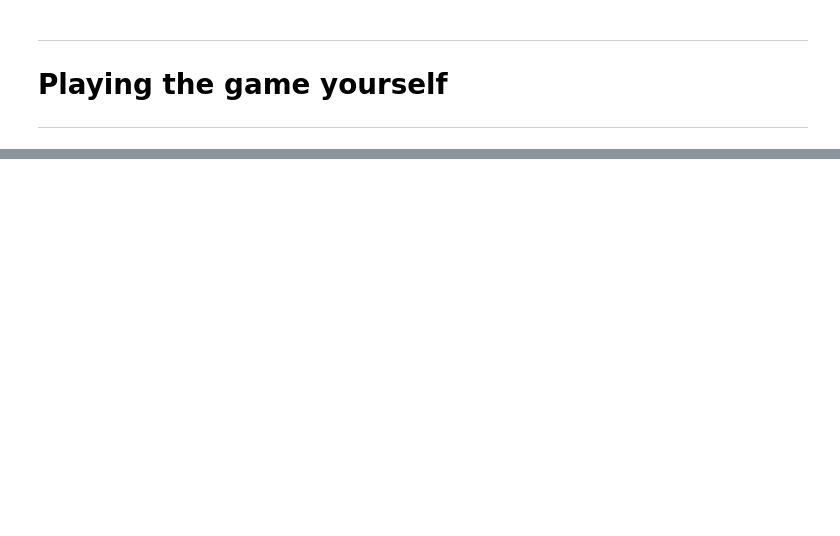
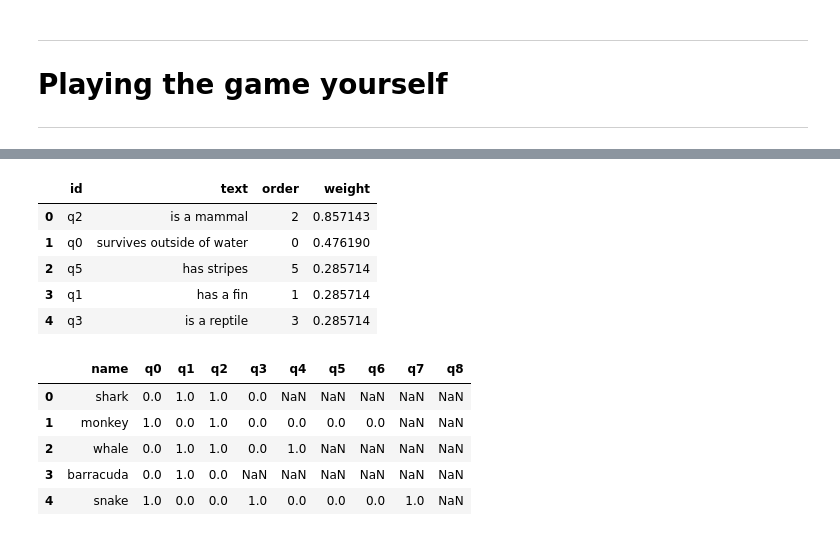
Before and after one commit to TMKklautau/animal_game_development, a Jupyter notebook: Animal_game_development.ipynb, the cells around one changed output, grey strips where cells are left out. Saved outputs shown, nothing was run; the diff lists cells and outputs as text; code cells hidden in the pictures; blank space fills up the shorter version.

```diff
--- a/Animal_game_development.ipynb
+++ b/Animal_game_development.ipynb
@@ -102,0 +210,19 @@ os.chdir('./animal_game')
+# %%
+questions_df = pd.read_csv('./dataframes/csv/questions.csv', index_col=0)
+animals_df = pd.read_csv('./dataframes/csv/animals.csv', index_col=0)
+
+display(questions_df.head())
+display(animals_df.head())
+# %% [output]
+|  | id | text | order | weight |
+| 0 | q2 | is a mammal | 2 | 0.857143 |
+| 1 | q0 | survives outside of water | 0 | 0.476190 |
+| 2 | q5 | has stripes | 5 | 0.285714 |
+| 3 | q1 | has a fin | 1 | 0.285714 |
+| 4 | q3 | is a reptile | 3 | 0.285714 |
+|  | name | q0 | q1 | q2 | q3 | q4 | q5 | q6 | q7 | q8 |
+| 0 | shark | 0.0 | 1.0 | 1.0 | 0.0 | NaN | NaN | NaN | NaN | NaN |
+| 1 | monkey | 1.0 | 0.0 | 1.0 | 0.0 | 0.0 | 0.0 | 0.0 | NaN | NaN |
+| 2 | whale | 0.0 | 1.0 | 1.0 | 0.0 | 1.0 | NaN | NaN | NaN | NaN |
+| 3 | barracuda | 0.0 | 1.0 | 0.0 | NaN | NaN | NaN | NaN | NaN | NaN |
+| 4 | snake | 1.0 | 0.0 | 0.0 | 1.0 | 0.0 | 0.0 | 0.0 | 1.0 | NaN |
```
Also changed, not shown: parts of 41 cells of this notebook, 4 other files.
